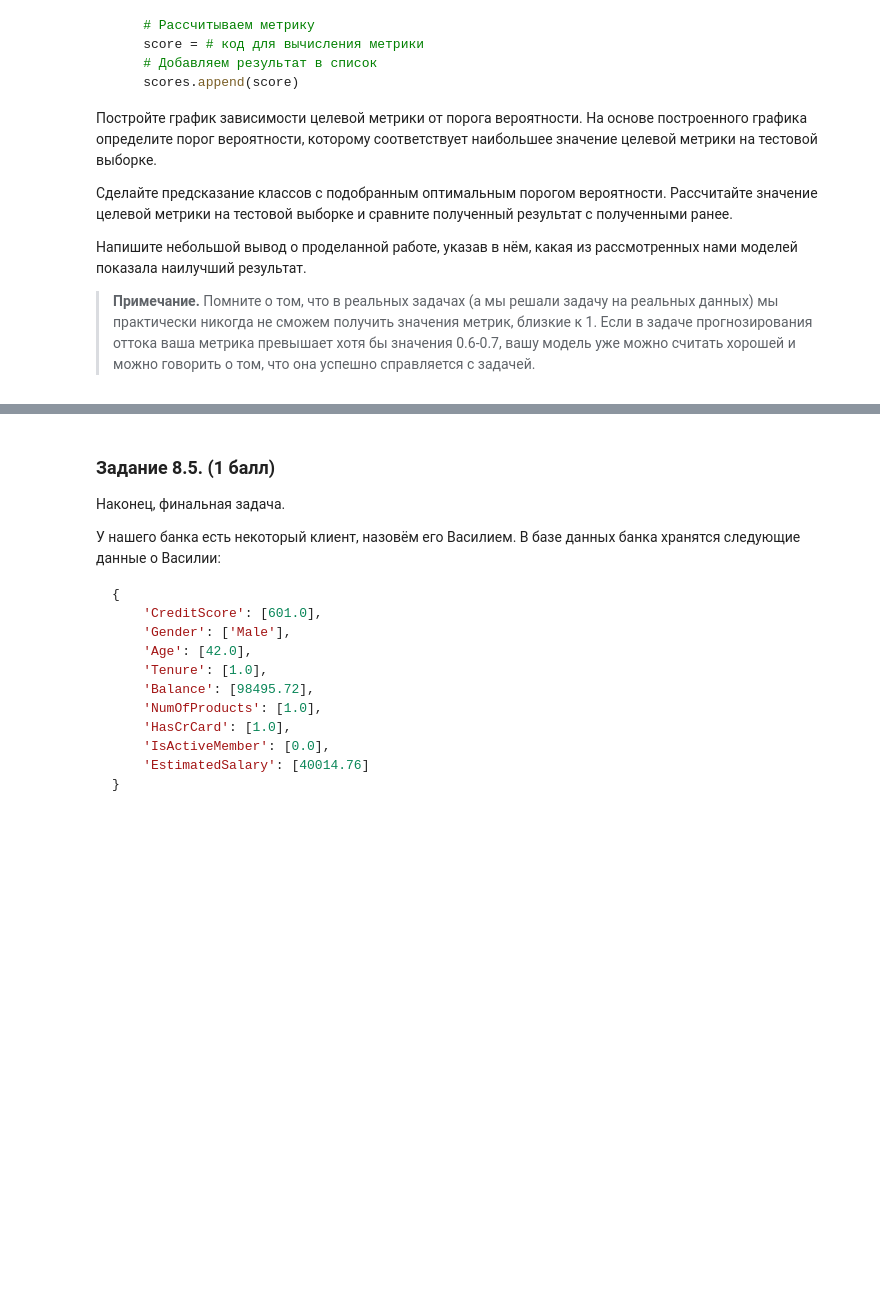
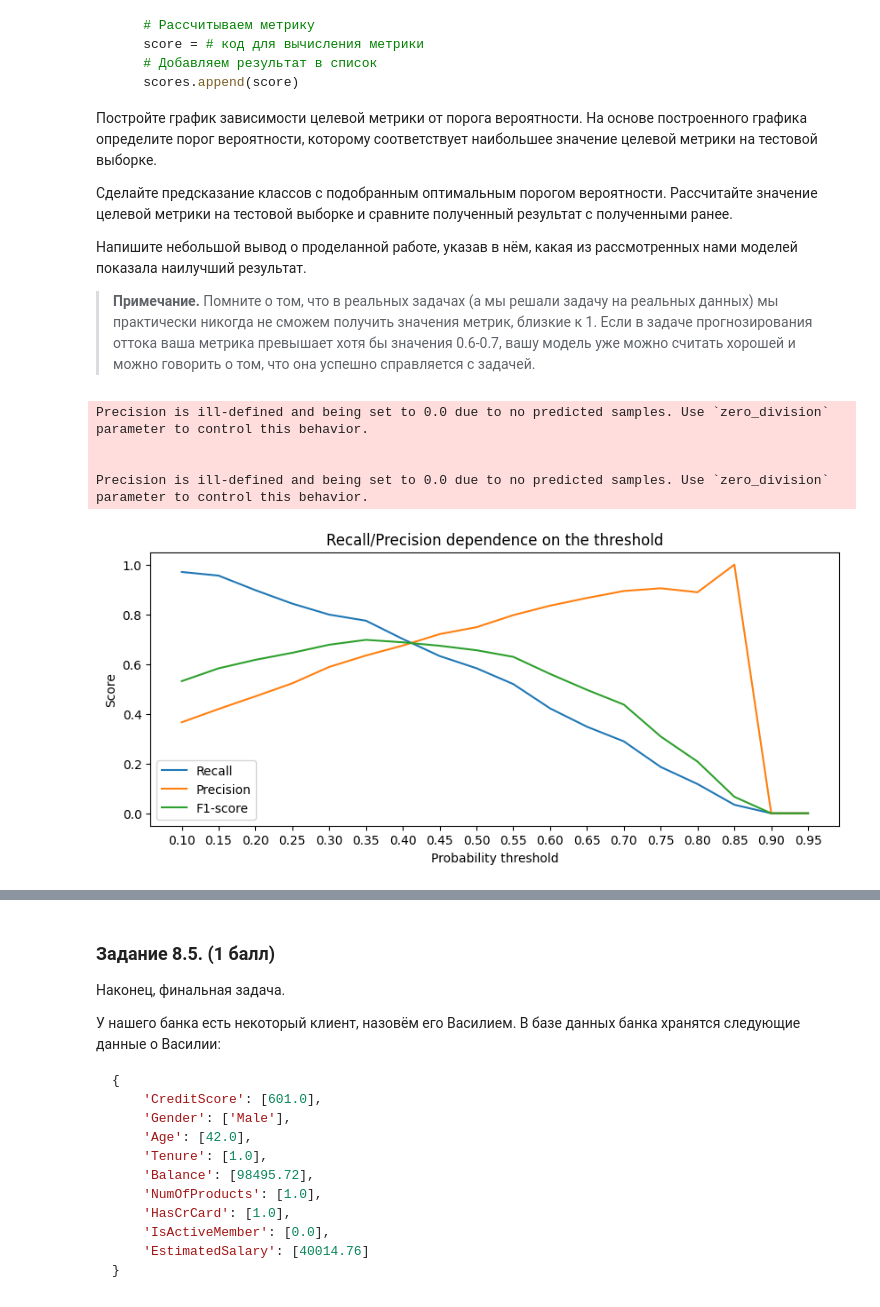
Before and after one commit to Kovyljan/sf_data_science, a Jupyter notebook: ML-3. Обучение с учителем_Классификация/ML-3._Практика._Ноутбук-шаблон.ipynb, the cells around one changed output, grey strips where cells are left out. Saved outputs shown, nothing was run; the diff lists cells and outputs as text; code cells hidden in the pictures; blank space fills up the shorter version.

```diff
--- a/ML-3. Обучение с учителем_Классификация/ML-3._Практика._Ноутбук-шаблон.ipynb
+++ b/ML-3. Обучение с учителем_Классификация/ML-3._Практика._Ноутбук-шаблон.ipynb
@@ -954,4 +1008,18 @@ from sklearn import ensemble
 
 - Задание выполнено неверно, не учтено одно или несколько условий (**0 баллов**).
 # %%
-# Ваш код здесь
+#Создаем объект класса случайный лес
+rf = ensemble.RandomForestClassifier(
+    n_estimators=500,
+    max_depth=8,
+    criterion='entropy',
+    min_samples_leaf=10,
+    random_state=42
+)
+#Обучаем модель
+rf.fit(X_train, y_train)
+#Выводим значения метрики
+y_train_pred = rf.predict(X_train)
+print('Train: {:.2f}'.format(metrics.f1_score(y_train, y_train_pred)))
+y_test_pred = rf.predict(X_test)
+print('Test: {:.2f}'.format(metrics.f1_score(y_test, y_test_pred)))
@@ -1003,4 +1074,43 @@ for threshold in thresholds:
 
 > **Примечание.** Помните о том, что в реальных задачах (а мы решали задачу на реальных данных) мы практически никогда не сможем получить значения метрик, близкие к 1. Если в задаче прогнозирования оттока ваша метрика превышает хотя бы значения 0.6-0.7, вашу модель уже можно считать хорошей и можно говорить о том, что она успешно справляется с задачей.
 # %%
-# Ваш код здесь
+#Нас интересует только вероятность класса (второй столбец)
+y_test_proba_pred = rf.predict_proba(X_test)[:, 1]
+#Для удобства завернем numpy-массив в pandas Series
+y_test_proba_pred = pd.Series(y_test_proba_pred)
+#Создадим списки, в которых будем хранить значения метрик
+recall_scores = []
+precision_scores = []
+f1_scores = []
+#Сгенерируем набор вероятностных порогов в диапазоне от 0.1 до 1
+thresholds = np.arange(0.1, 1, 0.05)
+#В цикле будем перебирать сгенерированные пороги
+for threshold in thresholds:
+    #В противном случае - к классу 0
+    y_test_pred = y_test_proba_pred.apply(lambda x: 1 if x>threshold else 0)
+    #Считаем метрики и добавляем их в списки
+    recall_scores.append(metrics.recall_score(y_test, y_test_pred))
+    precision_scores.append(metrics.precision_score(y_test, y_test_pred))
+    f1_scores.append(metrics.f1_score(y_test, y_test_pred))
+
+#Визуализируем метрики при различных threshold
+fig, ax = plt.subplots(figsize=(10, 4)) #фигура + координатная плоскость
+#Строим линейный график зависимости recall от threshold
+ax.plot(thresholds, recall_scores, label='Recall')
+#Строим линейный график зависимости precision от threshold
+ax.plot(thresholds, precision_scores, label='Precision')
+
+#Строим линейный график зависимости F1 от threshold
+ax.plot(thresholds, f1_scores, label='F1-score')
+#Даем графику название и подписи осям
+ax.set_title('Recall/Precision dependence on the threshold')
+ax.set_xlabel('Probability threshold')
+ax.set_ylabel('Score')
+ax.set_xticks(thresholds)
+ax.legend();
+# %% [output]
+Precision is ill-defined and being set to 0.0 due to no predicted samples. Use `zero_division` parameter to control this behavior.
+
+
+Precision is ill-defined and being set to 0.0 due to no predicted samples. Use `zero_division` parameter to control this behavior.
+[figure, added]
```
Also changed, not shown: parts of 19 cells of this notebook, 2 other files.
